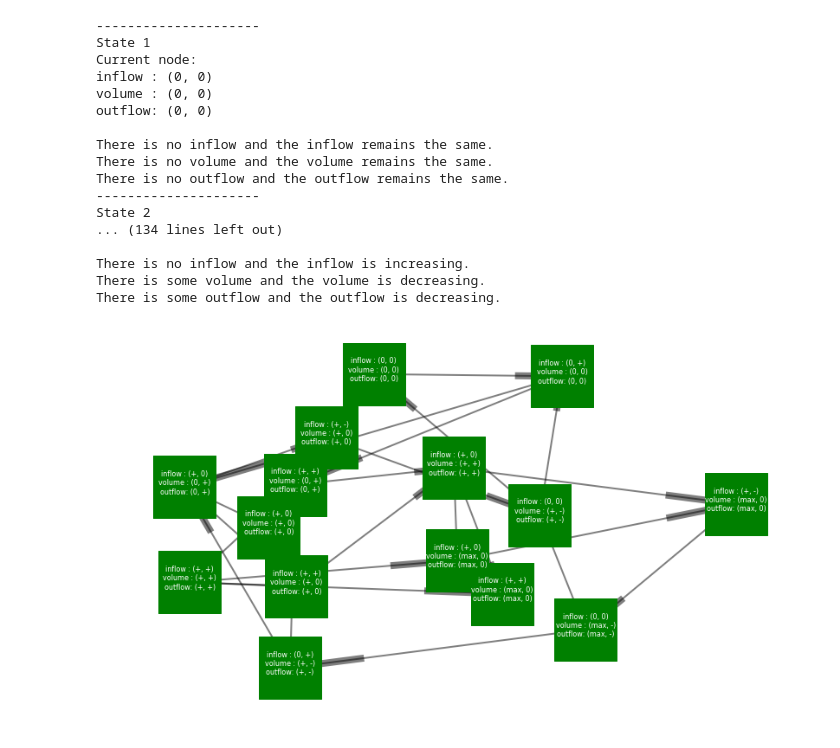
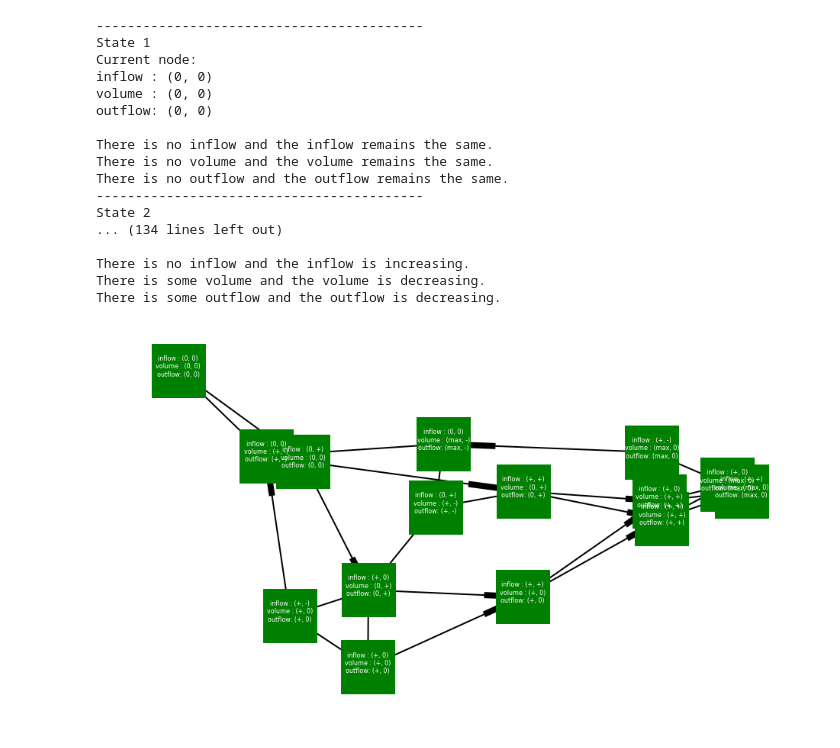
Before and after one commit to MichelleAppel/QuantitiveReasoning, a Jupyter notebook: Quantitive Reasoning.ipynb, the cells around one changed output. Cells and saved outputs as stored; diff of their text form; code cells hidden in the pictures.

Commit message:
Graph layout

```diff
--- a/Quantitive Reasoning.ipynb
+++ b/Quantitive Reasoning.ipynb
@@ -189,14 +189,15 @@ history = [repr(startnode)]
 stack = [startnode]
 
 G=nx.MultiDiGraph()
-plt.figure(3,figsize=(14,8))
+plt.figure(3,figsize=(16,9))
 G.add_node(repr(startnode))
 
 state_no = 0 # Counts the number of states
 
 while len(stack) > 0 :
 
-    print('---------------------')
+    print('------------------------------------------')
+
     state_no += 1
     print('State', state_no)
 
@@ -210,36 +211,36 @@ while len(stack) > 0 :
     for child in get_children(node):
         # Add the edge to the graph between these two nodes
         G.add_edge(repr(node), repr(child))
         if repr(child) not in history: # If child not seen before or not yet in stack
             stack.append(child) # Put in stack
             G.add_node(repr(child))
             history.append(repr(child))
 
 # Draw graph
-graph_pos=nx.spring_layout(G)
-nx.draw_networkx_nodes(G,graph_pos,node_size=5200,alpha=1,node_color='green', node_shape='s')
-nx.draw_networkx_edges(G,graph_pos,alpha=0.5,width=2, arrows=True)
+graph_pos=nx.spectral_layout(G, scale=1)
+nx.draw_networkx_nodes(G,graph_pos,node_size=5000,alpha=1,node_color='green', node_shape='s')
+nx.draw_networkx_edges(G,graph_pos,alpha=1,width=2, arrows=True)
 nx.draw_networkx_labels(G,graph_pos,font_size=8, font_family='sans-serif', font_color='white')
 
 # Show graph
 plt.axis('off')
 plt.show()
 # %% [output]
----------------------
+------------------------------------------
 State 1
 Current node:
 inflow : (0, 0)
 volume : (0, 0)
 outflow: (0, 0)
 
 There is no inflow and the inflow remains the same.
 There is no volume and the volume remains the same.
 There is no outflow and the outflow remains the same.
----------------------
+------------------------------------------
 State 2
 ... (134 lines left out)
 
 There is no inflow and the inflow is increasing.
 There is some volume and the volume is decreasing.
 There is some outflow and the outflow is decreasing.
-[figure, old version]
+[figure, new version]
```
